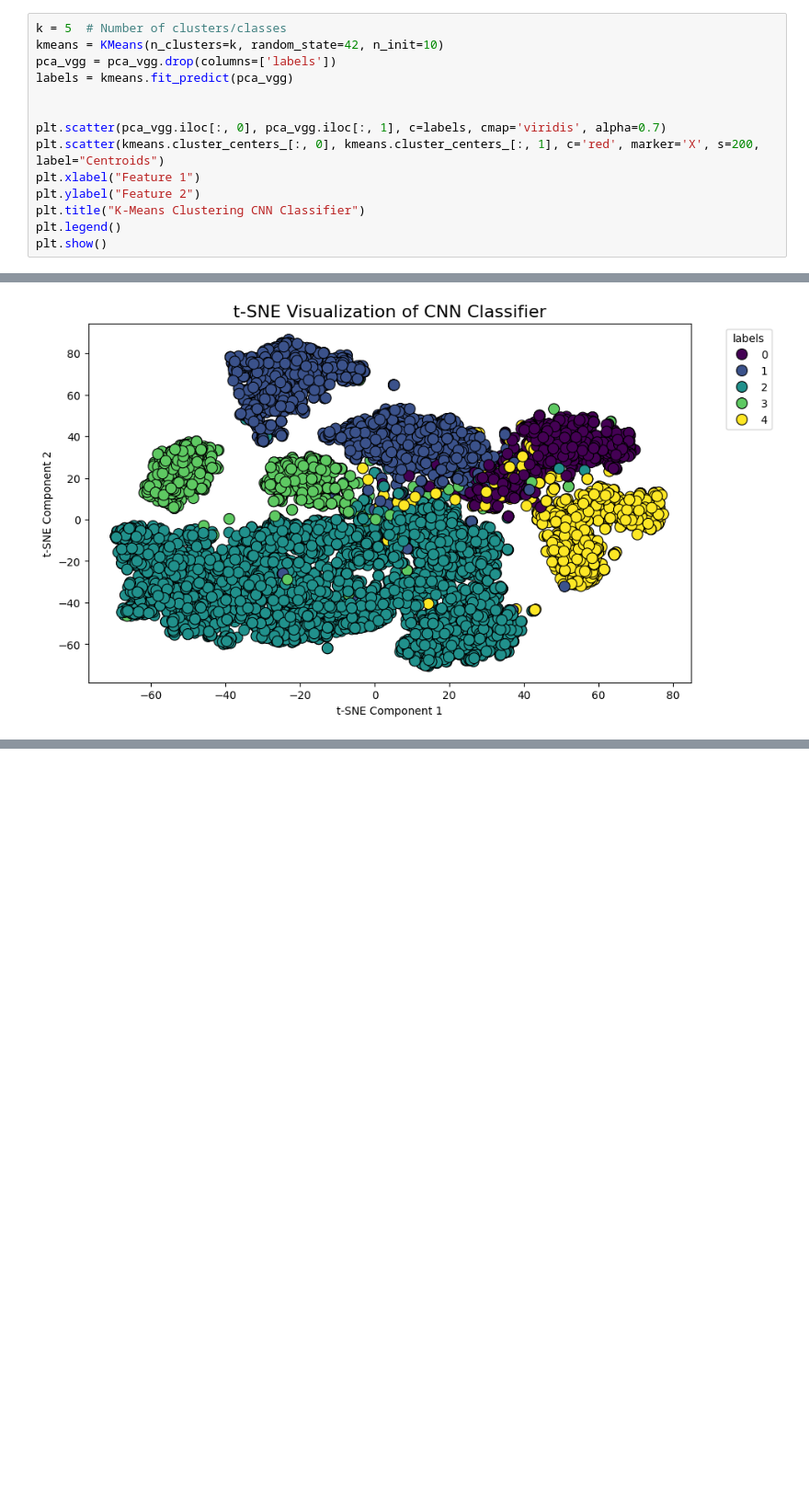
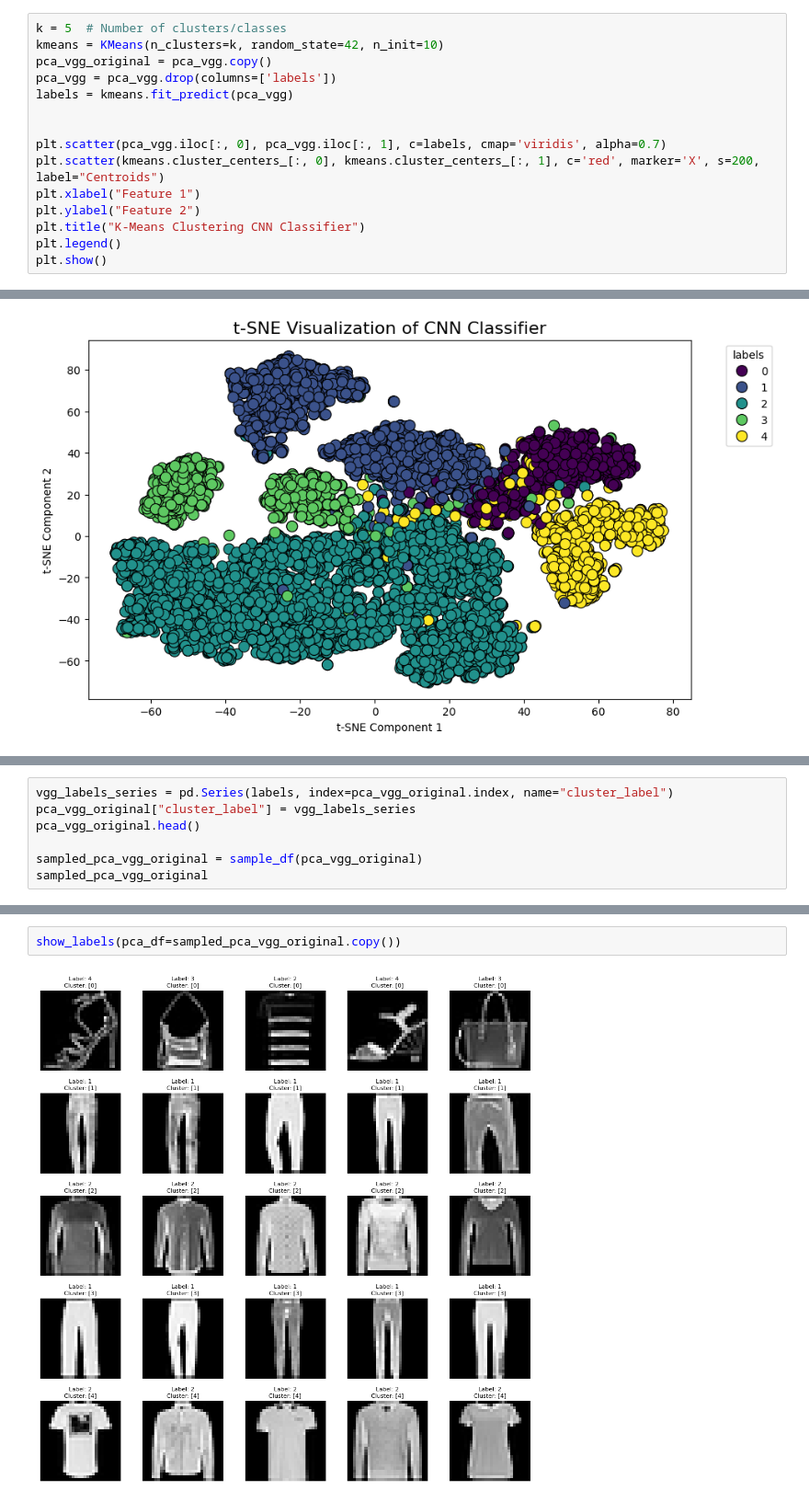
Before and after one commit to niiquaye/ECE457B, a Jupyter notebook: W25-asg3/assignment.ipynb, the cells around one changed output, grey strips where cells are left out. Shown at 92% size. Cells and saved outputs as stored; diff of their text form; blank space fills up the shorter version.

```diff
--- a/W25-asg3/assignment.ipynb
+++ b/W25-asg3/assignment.ipynb
@@ -516,6 +533,7 @@ plt.show()
 # %%
 k = 5  # Number of clusters/classes
 kmeans = KMeans(n_clusters=k, random_state=42, n_init=10)
+pca_vgg_original = pca_vgg.copy()
 pca_vgg = pca_vgg.drop(columns=['labels'])
 labels = kmeans.fit_predict(pca_vgg)
 
@@ -539,0 +594,7 @@ plot_t_sne(model_features, model_labels, 'labels', 'CNN Classifier')
+# %%
+vgg_labels_series = pd.Series(labels, index=pca_vgg_original.index, name="cluster_label")
+pca_vgg_original["cluster_label"] = vgg_labels_series
+pca_vgg_original.head()
+
+sampled_pca_vgg_original = sample_df(pca_vgg_original)
+sampled_pca_vgg_original
@@ -539,0 +677,4 @@ plot_t_sne(model_features, model_labels, 'labels', 'CNN Classifier')
+# %%
+show_labels(pca_df=sampled_pca_vgg_original.copy())
+# %% [output]
+[figure, added]
```
Also changed, not shown: parts of 8 cells of this notebook.
